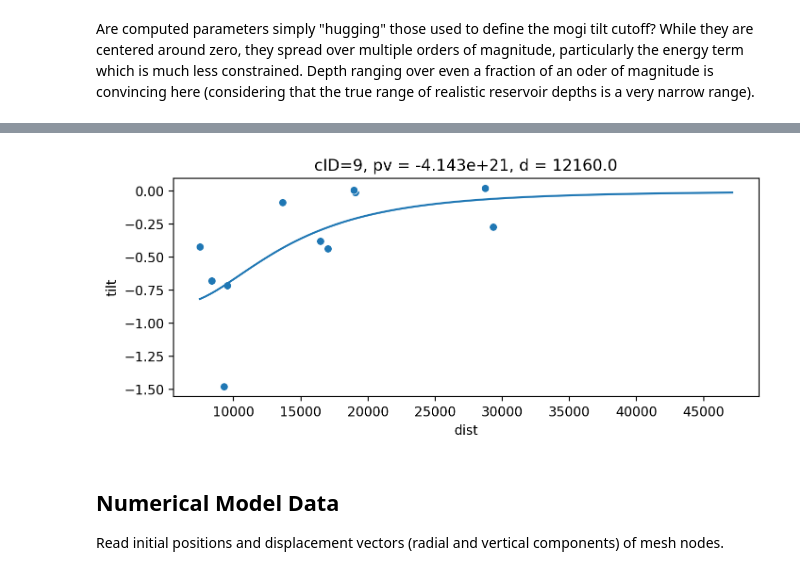
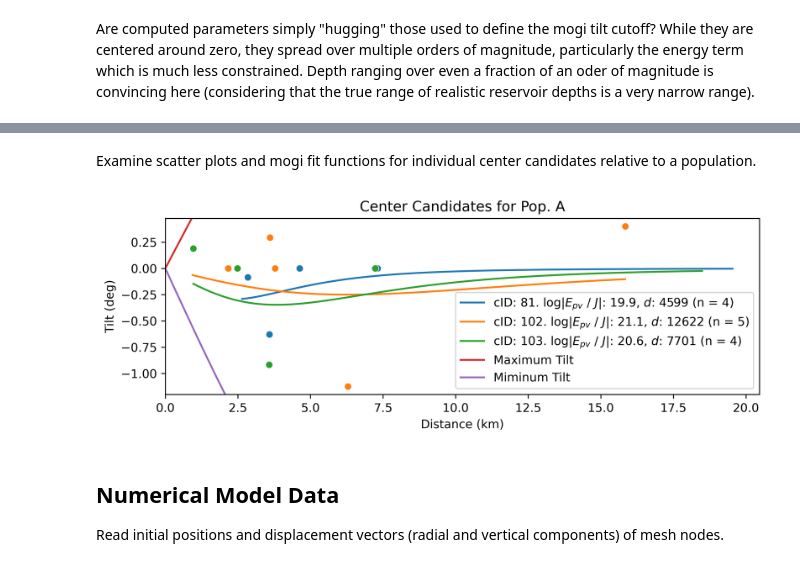
Before and after one commit to hernypeterson/thesis, a Jupyter notebook: code.ipynb, the cells around one changed output, grey strips where cells are left out. Cells and saved outputs as stored; diff of their text form; code cells hidden in the pictures.

```diff
--- a/code.ipynb
+++ b/code.ipynb
@@ -423,18 +475,46 @@ plt.xlabel('$\log_{10}$(fit / cutoff)')
+# %% [markdown]
+Examine scatter plots and mogi fit functions for individual center candidates relative to a population.
 # %%
-def spot_check(cID: int, pop: Population):
-    fig = plt.figure(figsize=(8, 3), dpi=200)
-    spot_check = centers_calc[cID - 1].data.loc[(pop.sIDs, pop.feature), :]
-    sns.scatterplot(data=spot_check,x='dist',y='tilt')
-    eval = centers_eval.loc[cID]
-    pv = eval[f'{pop.name}_pv']
-    d = eval[f'{pop.name}_d']
-    mogi_dist = np.linspace(np.min(spot_check['dist']),np.max(spot_check['dist']), 100)
-    sns.lineplot(x=mogi_dist,y=mogi_tilt(mogi_dist, pv, d))
-    plt.title(f"{cID=}, pv = {round(pv, -18)}, d = {round(d, -1)}")
+def plot_scatter_fit(cIDs: list, pop: Population, name: str = None, show_max: bool = False, show_min: bool = False):  # type: ignore
+
+    fig = plt.figure(figsize=(8, 3), dpi=600)
+
+    for cID in cIDs:
+        spot_check = centers_calc[cID - 1].data.loc[(pop.sIDs, pop.feature), :]
+        sns.scatterplot(data=spot_check, x='dist_km', y='tilt')
+        eval = centers_eval.loc[cID]
+
+        pv = eval[f'{pop.name}_pv']
+        d = eval[f'{pop.name}_d']
+
+        num = int(eval[f'{pop.name}_num_tiltable'])
+
+        mogi_dist = np.linspace(
+            np.min(spot_check['dist']), np.max(spot_check['dist']), 100)
+        mogi_dist_km = mogi_dist / 1000
+        label = f"cID: {cID}. " + "$\log|E_{pv}\ /\ J|$: " + \
+            f"{round(np.log10(np.abs(pv)),1)}, $d$: {round(d)} (n = {num})"
+        sns.lineplot(x=mogi_dist_km, y=mogi_tilt(
+            mogi_dist, pv, d), label=label)
+
+    # set extent based on data first, then add envelope
+    plt.xlim(0, None)
+    plt.ylim(None, None)
+    add_envelope_to_plot(max=show_max, min=show_min)
+
+    plt.ylabel('Tilt (deg)')
+    plt.xlabel('Distance (km)')
+    plt.title(f'Center Candidates for Pop. {pop.name}')
+    plt.legend(facecolor='none')
+
+    # save plot with name if passed as argument
+    if name is not None:
+        save_pdf(name)
+
+
+plot_scatter_fit([81, 102, 103], pop_a, show_min=True, show_max=True,) # name='scatter-fit-a'
+# %% [output]
+[figure, added]
-# %%
-spot_check(9, pops[0])
-# %% [output]
-[figure, removed]
 # %% [markdown]
 ## Numerical Model Data
 
```
Also changed, not shown: parts of 16 cells of this notebook, 3 other files.
